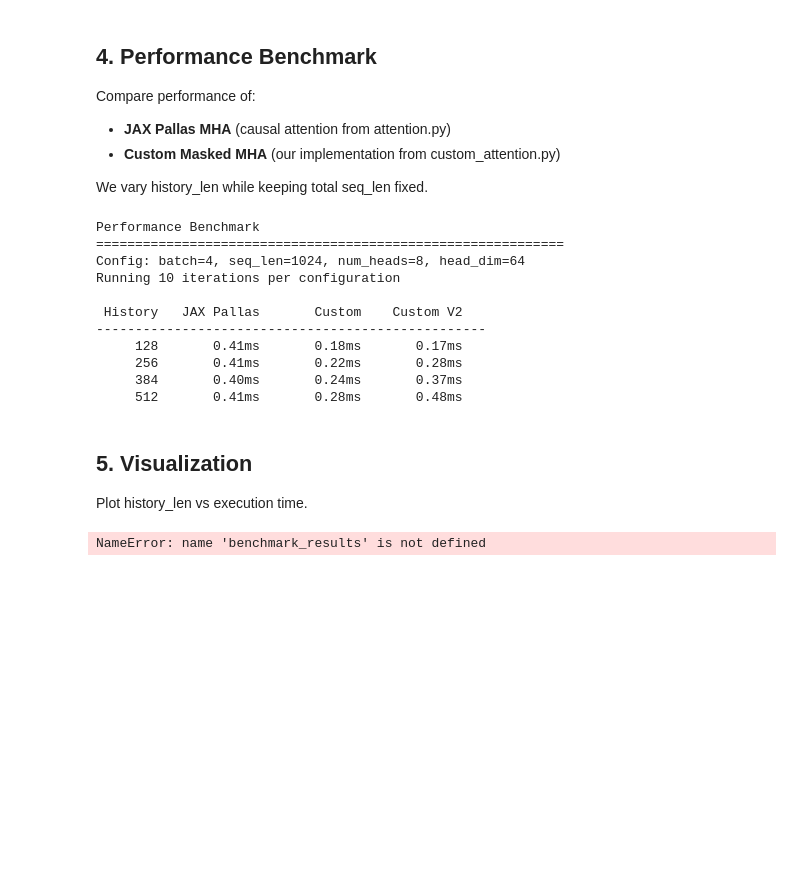
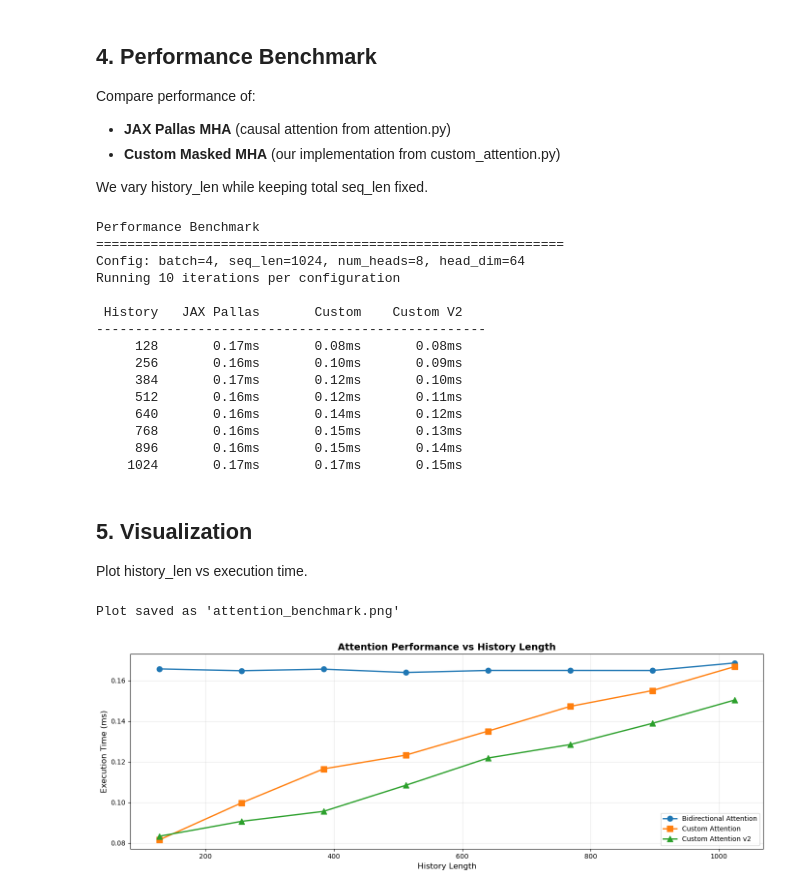
Before and after one commit to harshvardhanagg/masked-attention-pallas, a Jupyter notebook: benchmark.ipynb, the cells around one changed output. Drawn from its saved outputs; the diff is of its cells as text; code cells hidden in the pictures; blank space fills up the shorter version.

```diff
--- a/benchmark.ipynb
+++ b/benchmark.ipynb
@@ -168,8 +168,8 @@ def benchmark_performance():
     num_runs = 10
 
     # Vary history length
-    # history_lengths = [128, 256, 384, 512, 640, 768, 896, 1024]
-    history_lengths = [128, 256, 384, 512]
+    history_lengths = [128, 256, 384, 512, 640, 768, 896, 1024]
+    # history_lengths = [128, 256, 384, 512]
 
     results = {
         'history_len': [],
@@ -267,10 +267,14 @@ Running 10 iterations per configuration
 
  History   JAX Pallas       Custom    Custom V2
 --------------------------------------------------
-     128       0.41ms       0.18ms       0.17ms
-     256       0.41ms       0.22ms       0.28ms
-     384       0.40ms       0.24ms       0.37ms
-     512       0.41ms       0.28ms       0.48ms
+     128       0.17ms       0.08ms       0.08ms
+     256       0.16ms       0.10ms       0.09ms
+     384       0.17ms       0.12ms       0.10ms
+     512       0.16ms       0.12ms       0.11ms
+     640       0.16ms       0.14ms       0.12ms
+     768       0.16ms       0.15ms       0.13ms
+     896       0.16ms       0.15ms       0.14ms
+    1024       0.17ms       0.17ms       0.15ms
 # %% [markdown]
 ## 5. Visualization
 
@@ -282,33 +286,37 @@ def plot_results(results):
     history_lens = results['history_len']
     jax_times = results['jax_pallas_time']
     custom_times = results['custom_time']
+    custom_v2_times = results['custom_time_v2']
 
     # Filter out None values
     valid_indices = [i for i in range(len(history_lens))
                      if jax_times[i] is not None and custom_times[i] is not None]
 
     if not valid_indices:
         print("No valid benchmark data to plot (likely running on CPU).")
         return
 
     history_lens_valid = [history_lens[i] for i in valid_indices]
     jax_times_valid = [jax_times[i] for i in valid_indices]
     custom_times_valid = [custom_times[i] for i in valid_indices]
+    custom_v2_times_valid = [custom_v2_times[i] for i in valid_indices]
 
     # Plot 1: Execution time
     ax1.plot(history_lens_valid, jax_times_valid, 'o-', label='Bidirectional Attention', linewidth=2, markersize=8)
     ax1.plot(history_lens_valid, custom_times_valid, 's-', label='Custom Attention', linewidth=2, markersize=8)
+    ax1.plot(history_lens_valid, custom_v2_times_valid, '^-', label='Custom Attention v2', linewidth=2, markersize=8)
     ax1.set_xlabel('History Length', fontsize=12)
     ax1.set_ylabel('Execution Time (ms)', fontsize=12)
     ax1.set_title('Attention Performance vs History Length', fontsize=14, fontweight='bold')
     ax1.legend(fontsize=10)
     ax1.grid(True, alpha=0.3)
 
 
     plt.tight_layout()
     print("\nPlot saved as 'attention_benchmark.png'")
     plt.show()
 
 plot_results(benchmark_results)
 # %% [output]
-NameError: name 'benchmark_results' is not defined
+Plot saved as 'attention_benchmark.png'
+[figure, added]
```
Also changed, not shown: parts of 2 cells of this notebook, 2 other files.
